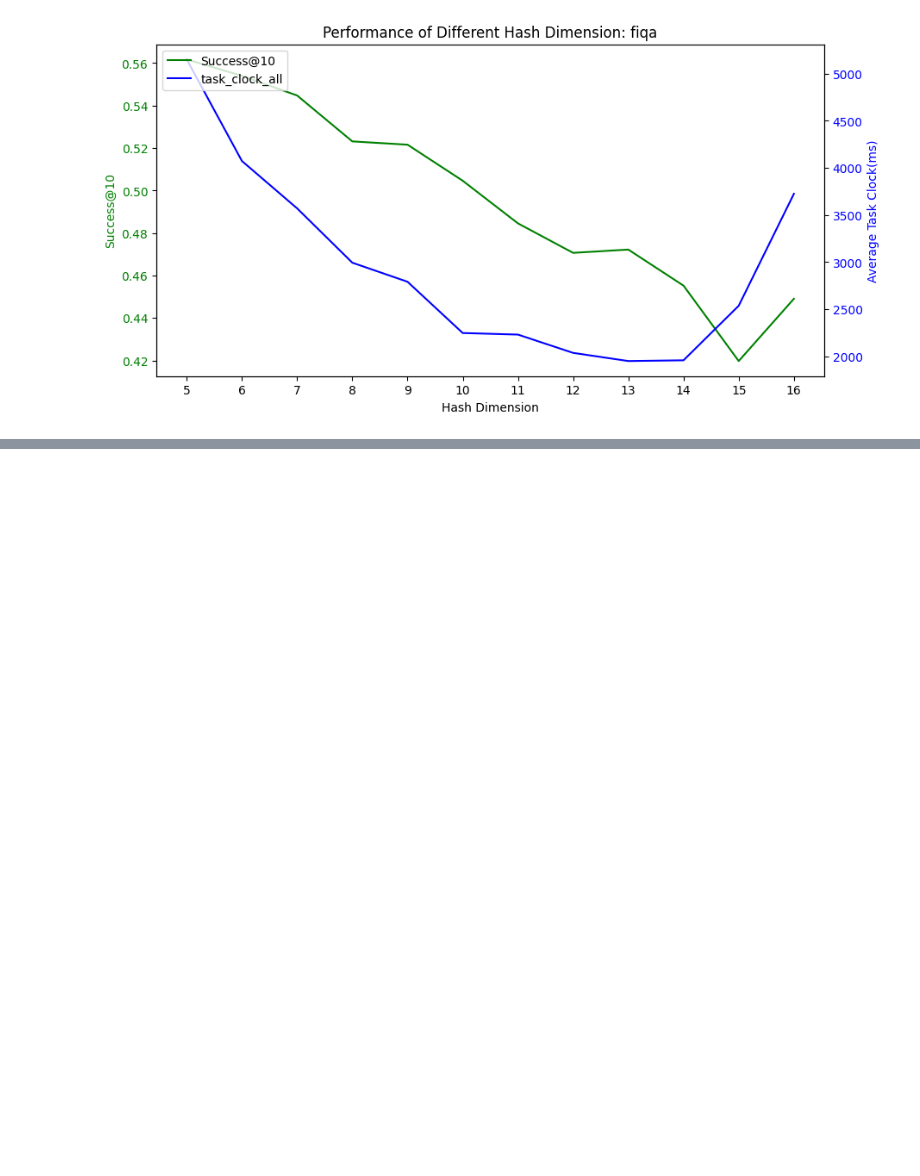
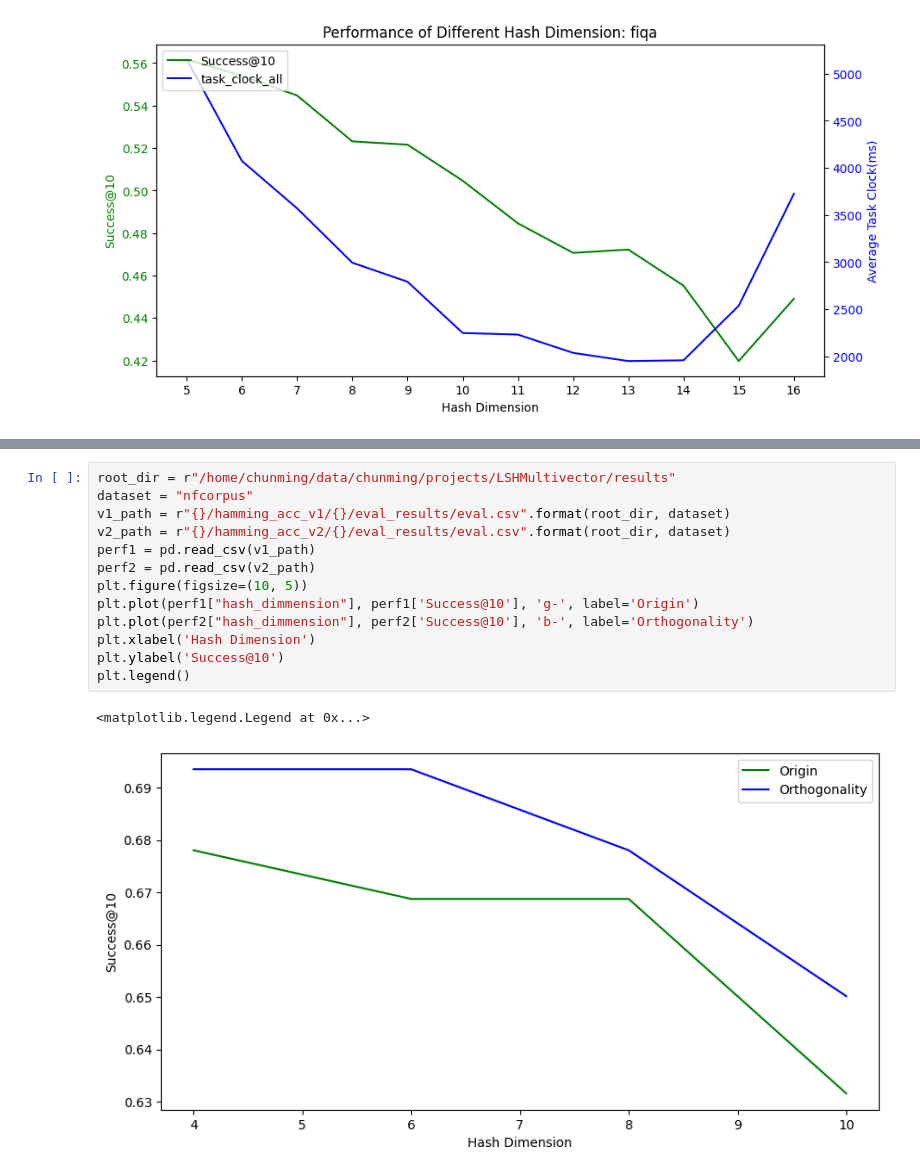
Before and after one commit to Matthew202209/LSHMultivector, a Jupyter notebook: notebook/line_chart_hash_dimension.ipynb, the cells around one changed output, grey strips where cells are left out. Saved outputs shown, nothing was run; the diff lists cells and outputs as text; blank space fills up the shorter version.

```diff
--- a/notebook/line_chart_hash_dimension.ipynb
+++ b/notebook/line_chart_hash_dimension.ipynb
@@ -117,0 +118,16 @@ Text(0.5, 1.0, 'Performance of Different Hash Dimension: fiqa')
+# %%
+root_dir = r"/home/chunming/data/chunming/projects/LSHMultivector/results"
+dataset = "nfcorpus"
+v1_path = r"{}/hamming_acc_v1/{}/eval_results/eval.csv".format(root_dir, dataset)
+v2_path = r"{}/hamming_acc_v2/{}/eval_results/eval.csv".format(root_dir, dataset)
+perf1 = pd.read_csv(v1_path)
+perf2 = pd.read_csv(v2_path)
+plt.figure(figsize=(10, 5))
+plt.plot(perf1["hash_dimmension"], perf1['Success@10'], 'g-', label='Origin')
+plt.plot(perf2["hash_dimmension"], perf2['Success@10'], 'b-', label='Orthogonality')
+plt.xlabel('Hash Dimension')
+plt.ylabel('Success@10')
+plt.legend()
+# %% [output]
+<matplotlib.legend.Legend at 0x...>
+[figure, added]
```
Also changed, not shown: parts of 3 cells of this notebook, 14 other files.
